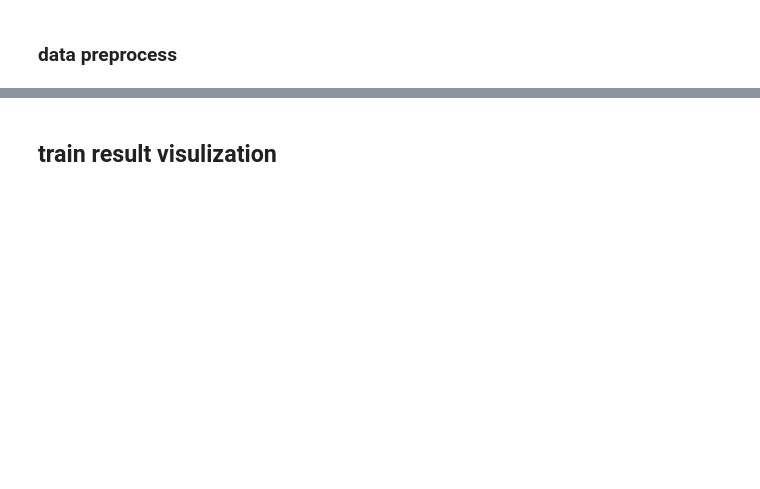
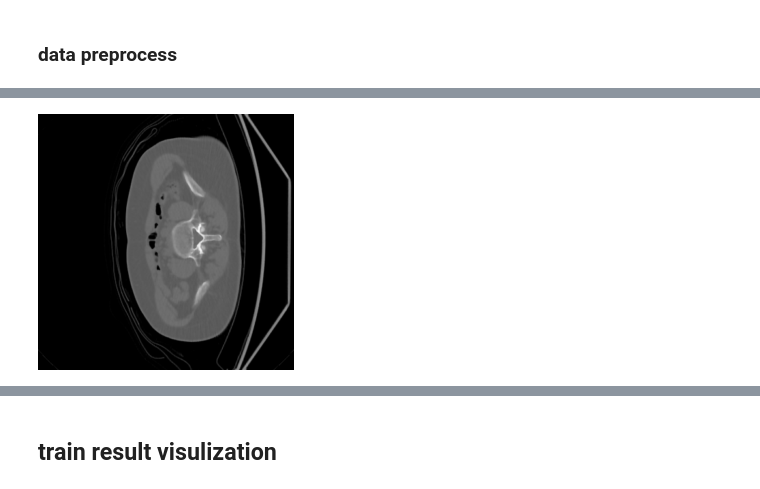
Before and after one commit to dacon-ai/torso-ct, a Jupyter notebook: ct_unet_torch.ipynb, the cells around one changed output, grey strips where cells are left out. Saved outputs shown, nothing was run; the diff lists cells and outputs as text; code cells hidden in the pictures; blank space fills up the shorter version.

```diff
--- a/ct_unet_torch.ipynb
+++ b/ct_unet_torch.ipynb
@@ -103,0 +147,4 @@ train_meta
+# %%
+image
+# %% [output]
+[figure, added]
```
Also changed, not shown: parts of 21 cells of this notebook.
